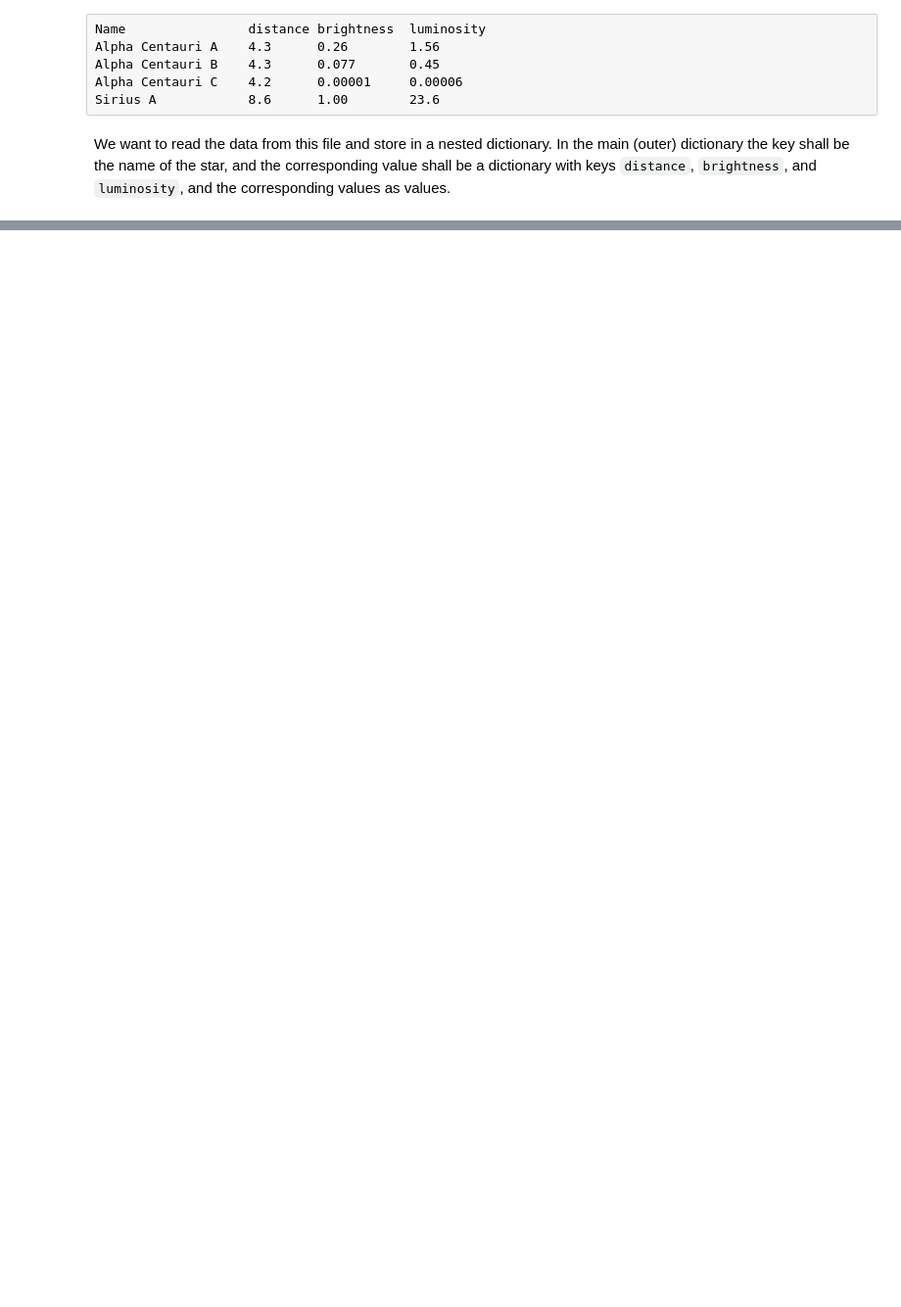
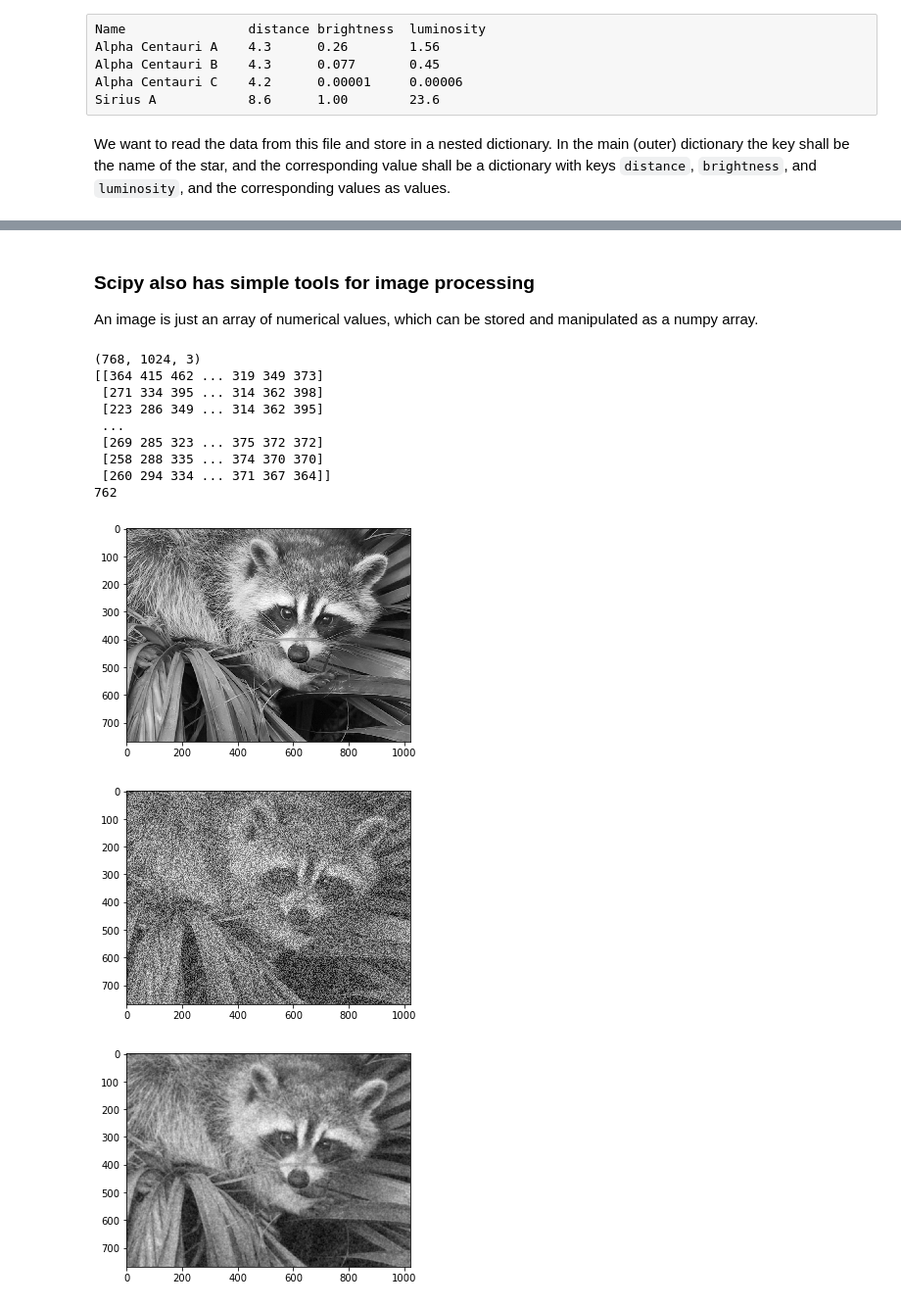
Before and after one commit to jvbrink/sintef, a Jupyter notebook: Intro_Day2.ipynb, the cells around one changed output, grey strips where cells are left out. Shown: that part at 98% size. Cells and saved outputs as stored; diff of their text form; code cells hidden in the pictures; blank space fills up the shorter version.

```diff
--- a/Intro_Day2.ipynb
+++ b/Intro_Day2.ipynb
@@ -457,0 +368,47 @@ df2
+# %% [markdown]
+### Scipy also has simple tools for image processing
+An image is just an array of numerical values, which can be stored and manipulated as a numpy array.
+# %%
+from scipy import misc
+from scipy.ndimage import gaussian_filter, laplace,sobel
+import imageio
+
+
+f = misc.face()
+
+print(f.shape)
+
+#convert to grayscale by adding the color channels
+fg = np.sum(f,axis=2)
+
+print(fg)
+
+amp = np.max(fg)
+print(amp)
+
+noise = np.random.randint(amp,size=f2.shape)
+noisy = fg+noise
+filtered = gaussian_filter(noisy,2.0)
+
+import matplotlib.pyplot as plt
+
+plt.figure(1)
+plt.imshow(fg)
+plt.figure(2)
+plt.imshow(noisy)
+plt.figure(3)
+plt.imshow(filtered)
+plt.show()
+# %% [output]
+(768, 1024, 3)
+[[364 415 462 ... 319 349 373]
+ [271 334 395 ... 314 362 398]
+ [223 286 349 ... 314 362 395]
+ ...
+ [269 285 323 ... 375 372 372]
+ [258 288 335 ... 374 370 370]
+ [260 294 334 ... 371 367 364]]
+762
+[figure, added]
+[figure, added]
+[figure, added]
```
Also changed, not shown: parts of 38 cells of this notebook.
